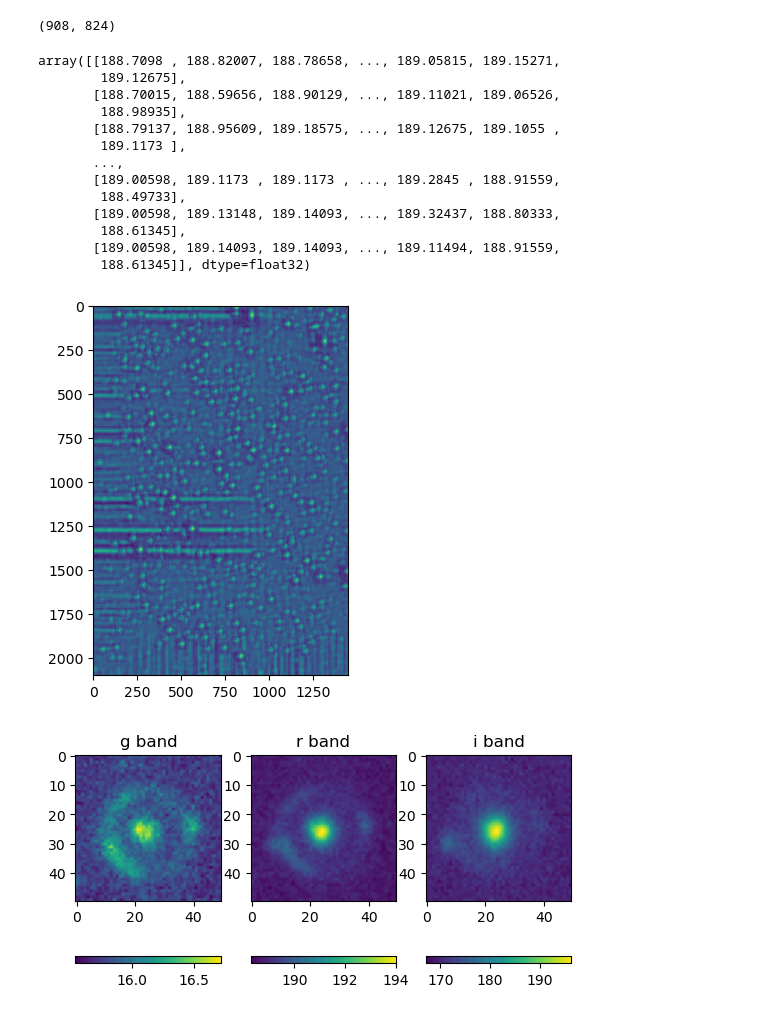
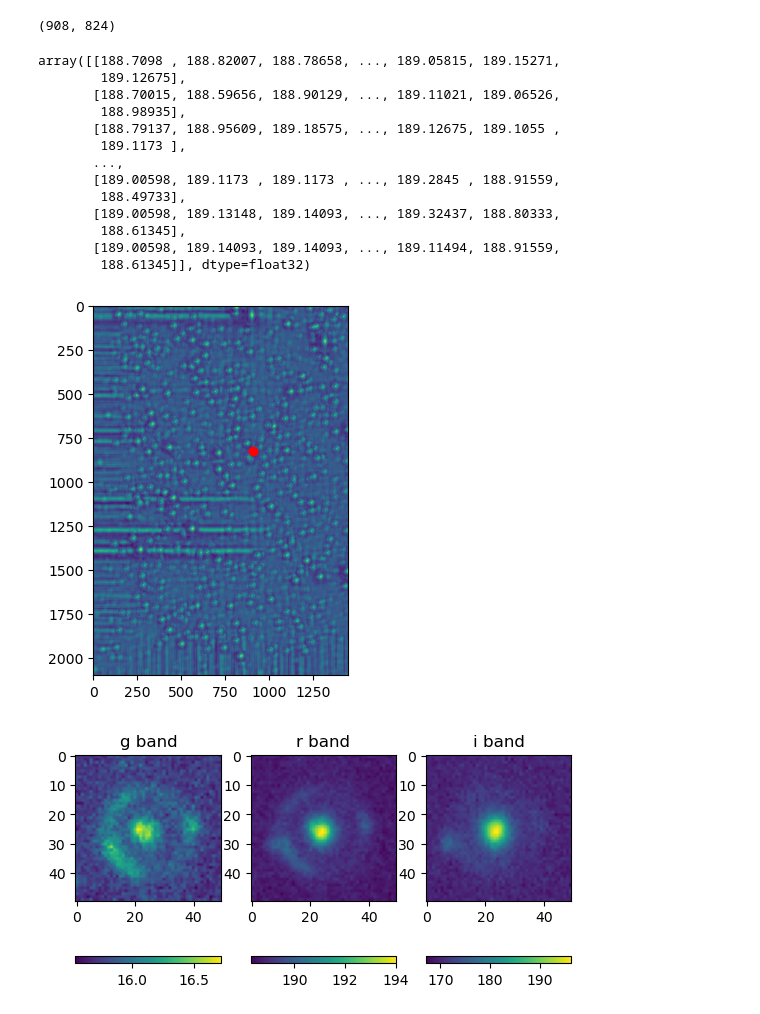
Before and after one commit to Cywtim/LensMatching, a Jupyter notebook: test.ipynb, the cells around one changed output. Saved outputs shown, nothing was run; the diff lists cells and outputs as text; code cells hidden in the pictures.

```diff
--- a/test.ipynb
+++ b/test.ipynb
@@ -129,22 +139,23 @@ max_loc
 (908, 824)
 # %%
 plt.imshow(res)
+plt.scatter(*max_loc,color="red")
 r_band_full_image
 # %% [output]
 array([[188.7098 , 188.82007, 188.78658, ..., 189.05815, 189.15271,
         189.12675],
        [188.70015, 188.59656, 188.90129, ..., 189.11021, 189.06526,
         188.98935],
        [188.79137, 188.95609, 189.18575, ..., 189.12675, 189.1055 ,
         189.1173 ],
        ...,
        [189.00598, 189.1173 , 189.1173 , ..., 189.2845 , 188.91559,
         188.49733],
        [189.00598, 189.13148, 189.14093, ..., 189.32437, 188.80333,
         188.61345],
        [189.00598, 189.14093, 189.14093, ..., 189.11494, 188.91559,
         188.61345]], dtype=float32)
-[figure, old version]
+[figure, new version]
 # %%
 fig, ax = plt.subplots()
 
```
Also changed, not shown: parts of 2 cells of this notebook, 2 other files.
